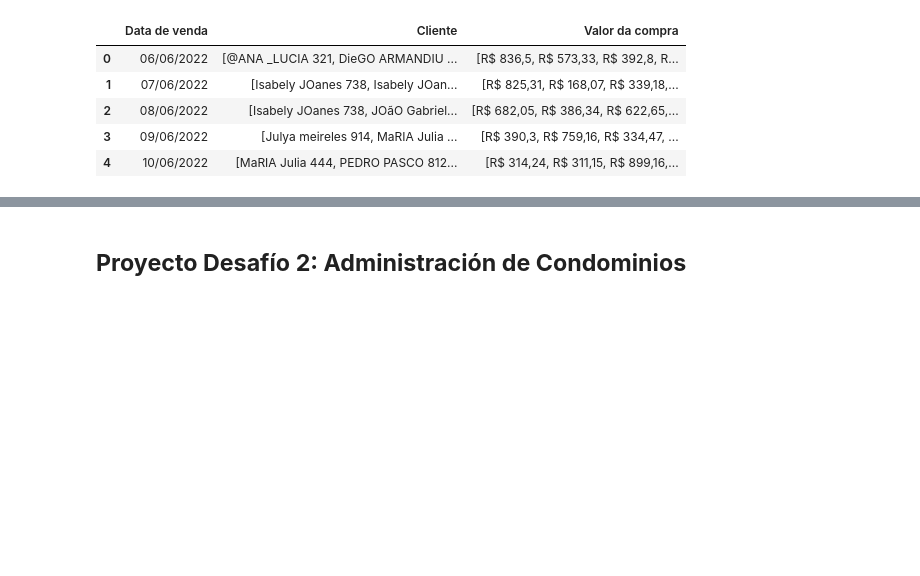
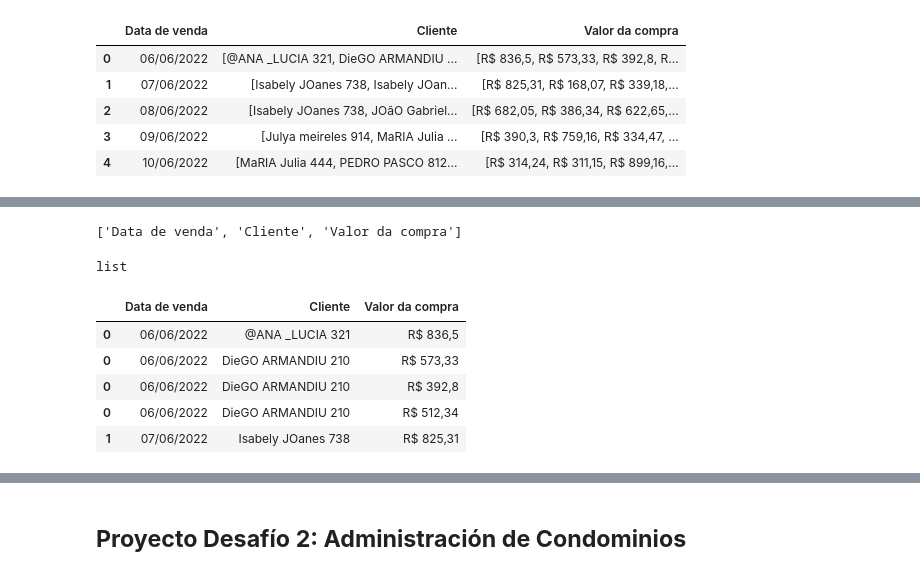
Before and after one commit to DanielRaiicHu/datos_panda_transformacion_manipulacion, a Jupyter notebook: datos_panda_transformacion_manipulacion.ipynb, the cells around one changed output, grey strips where cells are left out. Drawn from its saved outputs; the diff is of its cells as text; code cells hidden in the pictures; blank space fills up the shorter version.

```diff
--- a/datos_panda_transformacion_manipulacion.ipynb
+++ b/datos_panda_transformacion_manipulacion.ipynb
@@ -374,0 +397,22 @@ datos_desafio_1
+# %%
+# Convierte el índice de columnas del DataFrame 'datos_desafio_1' en una lista de nombres de columnas
+columnas_d1 = list(datos_desafio_1.columns)
+columnas_d1
+# %% [output]
+['Data de venda', 'Cliente', 'Valor da compra']
+# %%
+type(columnas_d1)
+# %% [output]
+list
+# %%
+# Expande todas las columnas desde la posición 1 en adelante (columnas_d1[1:]),
+# separando listas en múltiples filas para facilitar el análisis individual de sus elementos.
+datos_desafio_1 = datos_desafio_1.explode(columnas_d1[1:])
+datos_desafio_1.head()
+# %% [output]
+|  | Data de venda | Cliente | Valor da compra |
+| 0 | 06/06/2022 | @ANA _LUCIA 321 | R$ 836,5 |
+| 0 | 06/06/2022 | DieGO ARMANDIU 210 | R$ 573,33 |
+| 0 | 06/06/2022 | DieGO ARMANDIU 210 | R$ 392,8 |
+| 0 | 06/06/2022 | DieGO ARMANDIU 210 | R$ 512,34 |
+| 1 | 07/06/2022 | Isabely JOanes 738 | R$ 825,31 |
```
Also changed, not shown: parts of 6 cells of this notebook.
